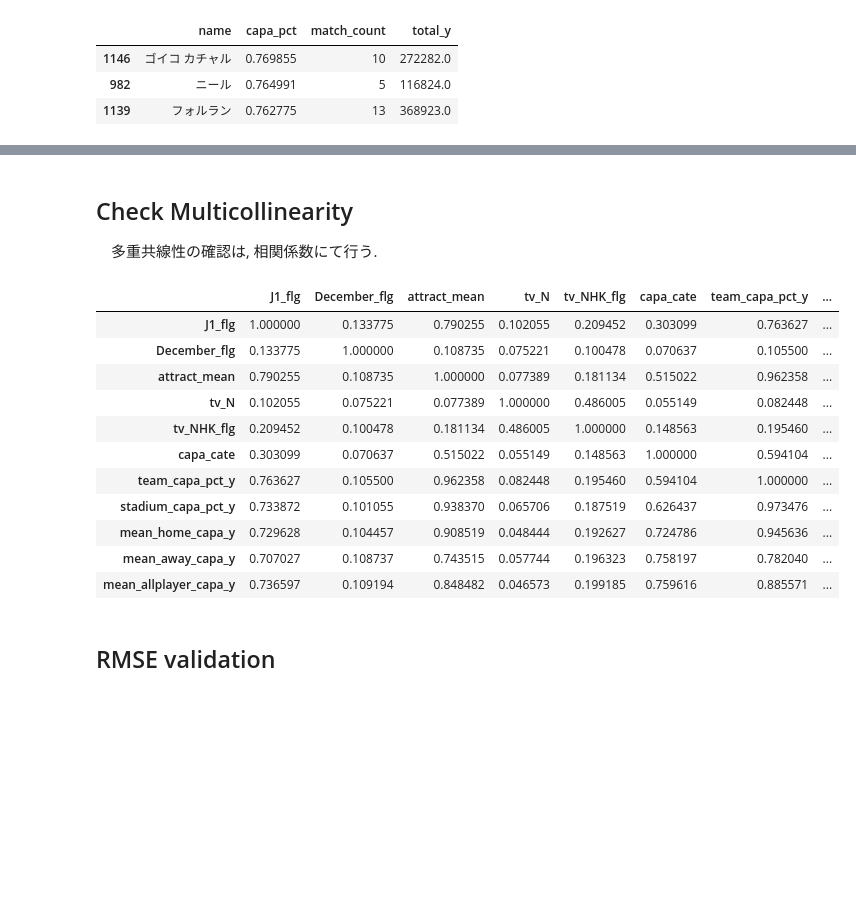
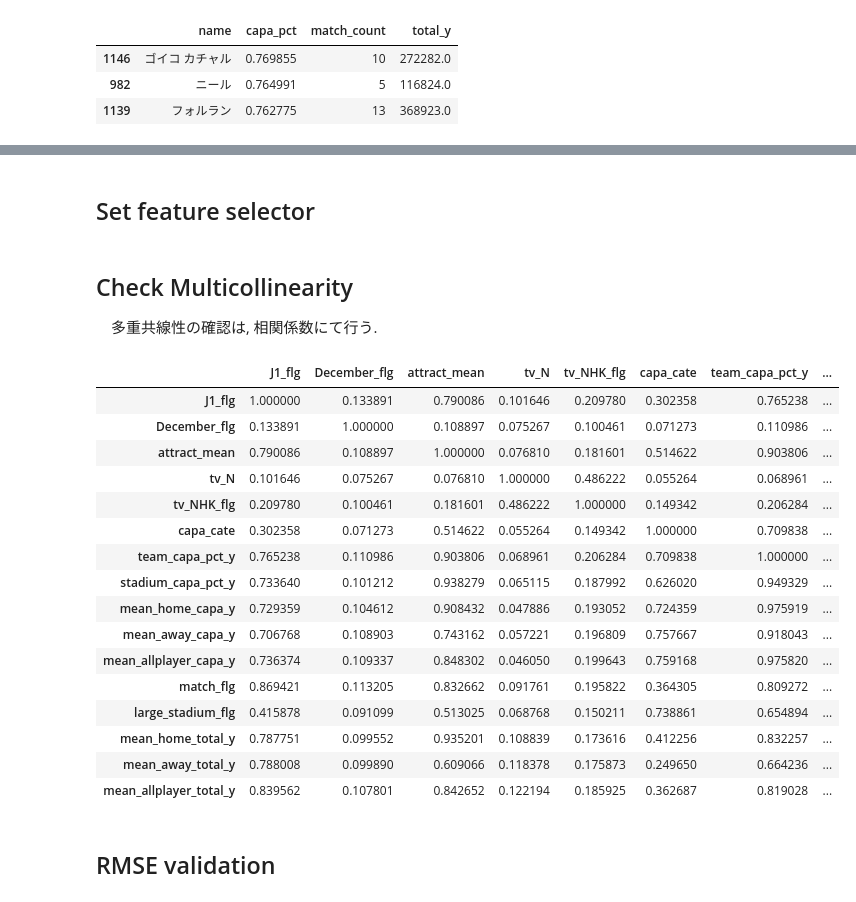
Before and after one commit to ixotech1/dstrainingclass, a Jupyter notebook: study/05/JLeague_LC.ipynb, the cells around one changed output, grey strips where cells are left out. Drawn from its saved outputs; the diff is of its cells as text; code cells hidden in the pictures; blank space fills up the shorter version.

```diff
--- a/study/05/JLeague_LC.ipynb
+++ b/study/05/JLeague_LC.ipynb
@@ -116,7 +122,7 @@ player_df['capa_pct'] = player_capa_pct
 player_df['match_count'] = player_count
 player_df['total_y'] = total_y
 # fill in missing data with mean capa pct (players not in train)
-player_df['capa_pct'] = player_df['capa_pct'].fillna(capa_pct['capa_pct'].mean())
+player_df['capa_pct'] = player_df['capa_pct'].fillna(player_df['capa_pct'].mean())
 
 player_df.head(3)
 # %% [output]
@@ -185,0 +203,7 @@ dat.shape
+# %%
+# Hot team matters?
+gdat = dat.groupby("home").y.mean().reset_index().sort_values(by="y",ascending=False)
+
+sns.barplot(gdat,x="home",y="y")
+plt.xticks(rotation=90);
+plt.grid()
@@ -185,0 +212,10 @@ dat.shape
+# %%
+# flagging teams
+reds = gdat.query("y >= 30000")["home"].tolist()
+top_home = gdat.query("30000 > y >= 17500")["home"].tolist()
+mid_home = gdat.query("17500 > y >= 10000")["home"].tolist()
+
+dat["home_flg"] = dat["home"].apply(lambda x: 3 if x in reds else 2 if x in top_home else 1 if x in mid_home else 0)
+dat["away_flg"] = dat["away"].apply(lambda x: 3 if x in reds else 2 if x in top_home else 1 if x in mid_home else 0)
+dat["match_flg"] = dat["home_flg"] + dat["away_flg"]
+dat["large_stadium_flg"] = dat["capa"].apply(lambda x: 1 if x >= 40000 else 0)
@@ -186,23 +230,33 @@ dat.shape
+# %% [markdown]
+## Set feature selector
+# %%
+sele = ["J1_flg", "December_flg", "attract_mean", "tv_N", "tv_NHK_flg", "capa_cate",
+     'team_capa_pct_y','stadium_capa_pct_y', #V2
+    "mean_home_capa_y","mean_away_capa_y","mean_allplayer_capa_y", #V3
+    "match_flg","large_stadium_flg","mean_home_total_y","mean_away_total_y","mean_allplayer_total_y"] #V4
 # %% [markdown]
 ## Check Multicollinearity
 　多重共線性の確認は, 相関係数にて行う.
 # %%
-dat[["J1_flg", "December_flg", "attract_mean", "tv_N", "tv_NHK_flg", "capa_cate",
-     'team_capa_pct_y','stadium_capa_pct_y',
-    "mean_home_capa_y","mean_away_capa_y","mean_allplayer_capa_y"]].corr(method="spearman")
+dat[sele].corr(method="spearman")
 # %% [output]
 |  | J1_flg | December_flg | attract_mean | tv_N | tv_NHK_flg | capa_cate | team_capa_pct_y | ... |
-| J1_flg | 1.000000 | 0.133775 | 0.790255 | 0.102055 | 0.209452 | 0.303099 | 0.763627 | ... |
-| December_flg | 0.133775 | 1.000000 | 0.108735 | 0.075221 | 0.100478 | 0.070637 | 0.105500 | ... |
-| attract_mean | 0.790255 | 0.108735 | 1.000000 | 0.077389 | 0.181134 | 0.515022 | 0.962358 | ... |
-| tv_N | 0.102055 | 0.075221 | 0.077389 | 1.000000 | 0.486005 | 0.055149 | 0.082448 | ... |
-| tv_NHK_flg | 0.209452 | 0.100478 | 0.181134 | 0.486005 | 1.000000 | 0.148563 | 0.195460 | ... |
-| capa_cate | 0.303099 | 0.070637 | 0.515022 | 0.055149 | 0.148563 | 1.000000 | 0.594104 | ... |
-| team_capa_pct_y | 0.763627 | 0.105500 | 0.962358 | 0.082448 | 0.195460 | 0.594104 | 1.000000 | ... |
-| stadium_capa_pct_y | 0.733872 | 0.101055 | 0.938370 | 0.065706 | 0.187519 | 0.626437 | 0.973476 | ... |
-| mean_home_capa_y | 0.729628 | 0.104457 | 0.908519 | 0.048444 | 0.192627 | 0.724786 | 0.945636 | ... |
-| mean_away_capa_y | 0.707027 | 0.108737 | 0.743515 | 0.057744 | 0.196323 | 0.758197 | 0.782040 | ... |
-| mean_allplayer_capa_y | 0.736597 | 0.109194 | 0.848482 | 0.046573 | 0.199185 | 0.759616 | 0.885571 | ... |
+| J1_flg | 1.000000 | 0.133891 | 0.790086 | 0.101646 | 0.209780 | 0.302358 | 0.765238 | ... |
+| December_flg | 0.133891 | 1.000000 | 0.108897 | 0.075267 | 0.100461 | 0.071273 | 0.110986 | ... |
+| attract_mean | 0.790086 | 0.108897 | 1.000000 | 0.076810 | 0.181601 | 0.514622 | 0.903806 | ... |
+| tv_N | 0.101646 | 0.075267 | 0.076810 | 1.000000 | 0.486222 | 0.055264 | 0.068961 | ... |
+| tv_NHK_flg | 0.209780 | 0.100461 | 0.181601 | 0.486222 | 1.000000 | 0.149342 | 0.206284 | ... |
+| capa_cate | 0.302358 | 0.071273 | 0.514622 | 0.055264 | 0.149342 | 1.000000 | 0.709838 | ... |
+| team_capa_pct_y | 0.765238 | 0.110986 | 0.903806 | 0.068961 | 0.206284 | 0.709838 | 1.000000 | ... |
+| stadium_capa_pct_y | 0.733640 | 0.101212 | 0.938279 | 0.065115 | 0.187992 | 0.626020 | 0.949329 | ... |
+| mean_home_capa_y | 0.729359 | 0.104612 | 0.908432 | 0.047886 | 0.193052 | 0.724359 | 0.975919 | ... |
+| mean_away_capa_y | 0.706768 | 0.108903 | 0.743162 | 0.057221 | 0.196809 | 0.757667 | 0.918043 | ... |
+| mean_allplayer_capa_y | 0.736374 | 0.109337 | 0.848302 | 0.046050 | 0.199643 | 0.759168 | 0.975820 | ... |
+| match_flg | 0.869421 | 0.113205 | 0.832662 | 0.091761 | 0.195822 | 0.364305 | 0.809272 | ... |
+| large_stadium_flg | 0.415878 | 0.091099 | 0.513025 | 0.068768 | 0.150211 | 0.738861 | 0.654894 | ... |
+| mean_home_total_y | 0.787751 | 0.099552 | 0.935201 | 0.108839 | 0.173616 | 0.412256 | 0.832257 | ... |
+| mean_away_total_y | 0.788008 | 0.099890 | 0.609066 | 0.118378 | 0.175873 | 0.249650 | 0.664236 | ... |
+| mean_allplayer_total_y | 0.839562 | 0.107801 | 0.842652 | 0.122194 | 0.185925 | 0.362687 | 0.819028 | ... |
 # %% [markdown]
 ## RMSE validation
 # %%
```
Also changed, not shown: parts of 17 cells of this notebook, 2 other files.
